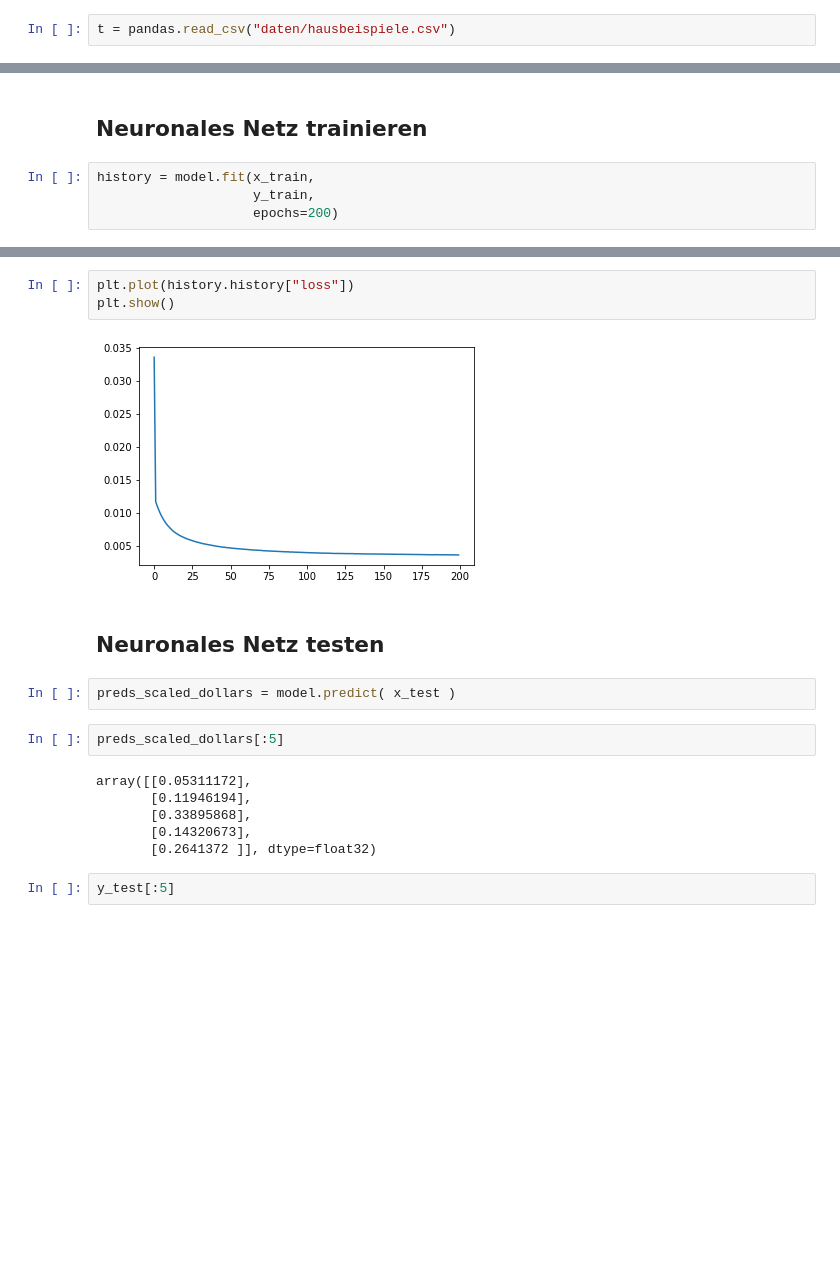
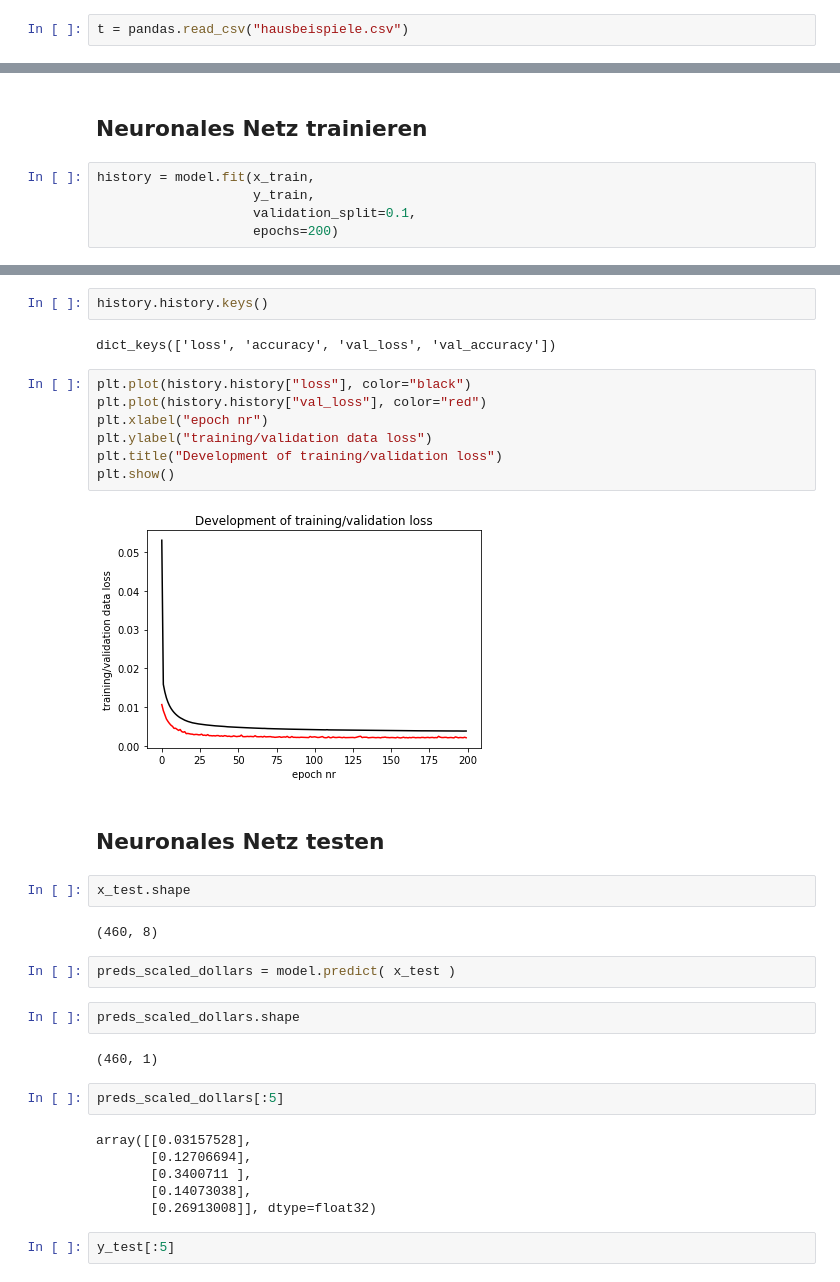
Before and after one commit to juebrauer/course_deep_learning, a Jupyter notebook: 20_data_science_fallstudie_immobilien_preise_lineare_regression_und_nn.ipynb, the cells around one changed output, grey strips where cells are left out. Saved outputs shown, nothing was run; the diff lists cells and outputs as text; blank space fills up the shorter version.

```diff
--- a/20_data_science_fallstudie_immobilien_preise_lineare_regression_und_nn.ipynb
+++ b/20_data_science_fallstudie_immobilien_preise_lineare_regression_und_nn.ipynb
@@ -24,7 +24,7 @@ Der Datensatz enthält in den Trainingsdaten 1460 Beispiele von Häusern, wobei
 # %%
 import pandas
 # %%
-t = pandas.read_csv("daten/hausbeispiele.csv")
+t = pandas.read_csv("hausbeispiele.csv")
 # %%
 t
 # %% [output]
@@ -1330,5 +1352,6 @@ _________________________________________________________________
 # %%
 history = model.fit(x_train,
                     y_train,
+                    validation_split=0.1,
                     epochs=200)
 # %% [output]
@@ -1354,20 +1375,36 @@ Epoch 200/200
+# %%
+history.history.keys()
+# %% [output]
+dict_keys(['loss', 'accuracy', 'val_loss', 'val_accuracy'])
 # %%
-plt.plot(history.history["loss"])
+plt.plot(history.history["loss"], color="black")
+plt.plot(history.history["val_loss"], color="red")
+plt.xlabel("epoch nr")
+plt.ylabel("training/validation data loss")
+plt.title("Development of training/validation loss")
 plt.show()
 # %% [output]
-[figure, old version]
+[figure, new version]
 # %% [markdown]
 ## Neuronales Netz testen
+# %%
+x_test.shape
+# %% [output]
+(460, 8)
 # %%
 preds_scaled_dollars = model.predict( x_test )
+# %%
+preds_scaled_dollars.shape
+# %% [output]
+(460, 1)
 # %%
 preds_scaled_dollars[:5]
 # %% [output]
-array([[0.05311172],
-       [0.11946194],
-       [0.33895868],
-       [0.14320673],
-       [0.2641372 ]], dtype=float32)
+array([[0.03157528],
+       [0.12706694],
+       [0.3400711 ],
+       [0.14073038],
+       [0.26913008]], dtype=float32)
 # %%
 y_test[:5]
 # %% [output]
```
Also changed, not shown: parts of 31 cells of this notebook.
